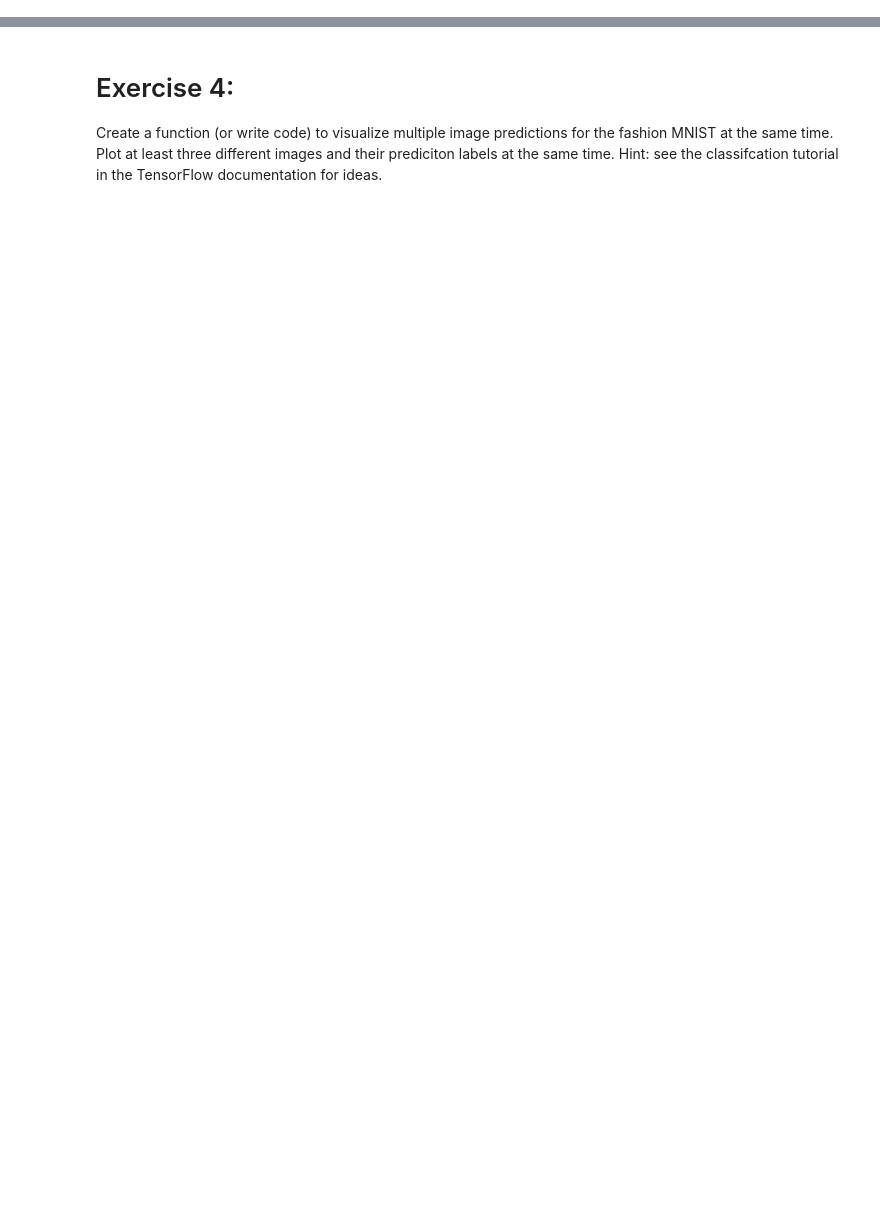
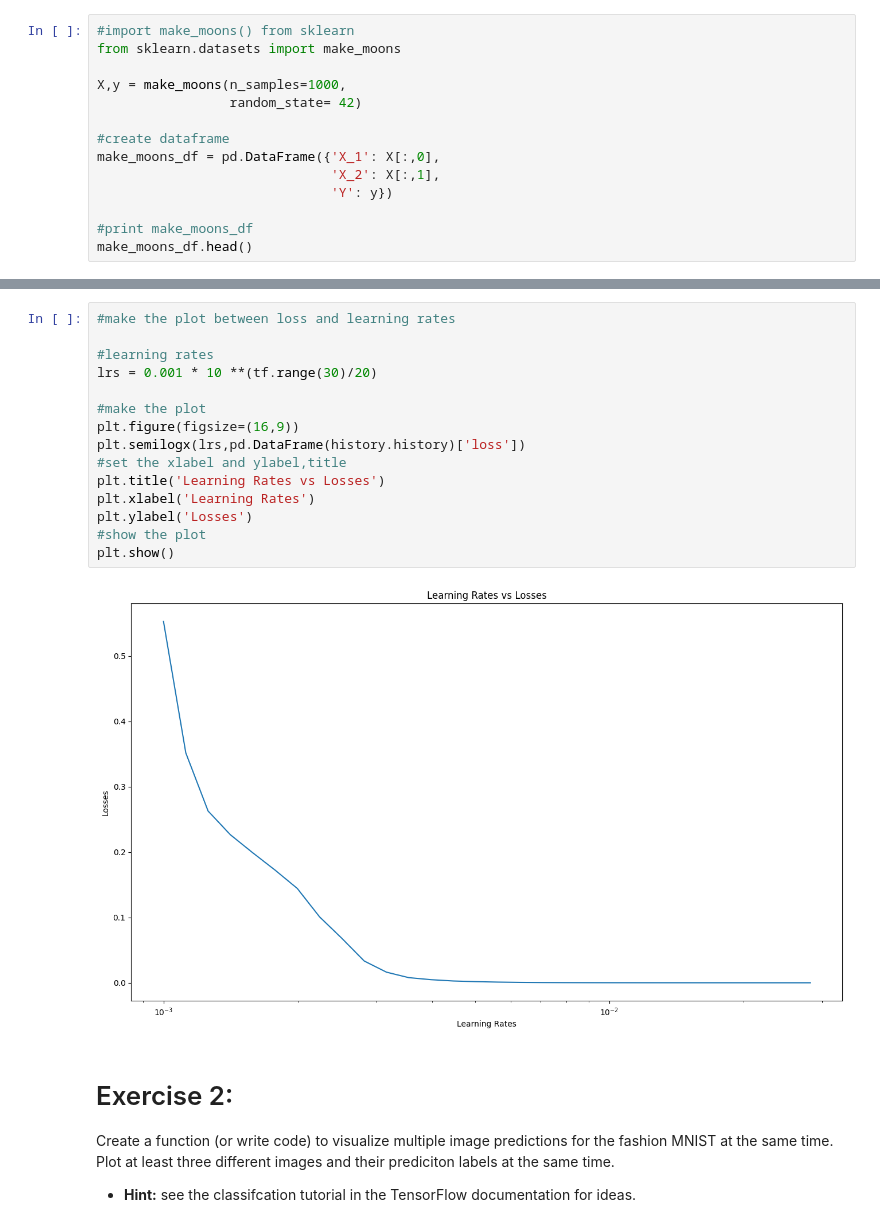
Before and after one commit to hasanzeynal/TensorFlow-Developer-Certificate, a Jupyter notebook: Exercises/02_neural_network_classification_in_tensorflow.ipynb, the cells around one changed output, grey strips where cells are left out. Saved outputs shown, nothing was run; the diff lists cells and outputs as text; blank space fills up the shorter version.

```diff
--- a/Exercises/02_neural_network_classification_in_tensorflow.ipynb
+++ b/Exercises/02_neural_network_classification_in_tensorflow.ipynb
@@ -14 +14,15 @@ Replicate the model pictured in the TensorFlow Playground diagram below using Te
 Create a classification dataset using Scikit-Learn's make_moons() function, visualize it and then build a model to fit it at over 85% accuracy.
+# %%
+#import make_moons() from sklearn
+from sklearn.datasets import make_moons
+
+X,y = make_moons(n_samples=1000,
+                 random_state= 42)
+
+#create dataframe
+make_moons_df = pd.DataFrame({'X_1': X[:,0],
+                              'X_2': X[:,1],
+                              'Y': y})
+
+#print make_moons_df
+make_moons_df.head()
@@ -15,4 +121,22 @@ Create a classification dataset using Scikit-Learn's make_moons() function, visu
+# %%
+#make the plot between loss and learning rates
+
+#learning rates
+lrs = 0.001 * 10 **(tf.range(30)/20)
+
+#make the plot
+plt.figure(figsize=(16,9))
+plt.semilogx(lrs,pd.DataFrame(history.history)['loss'])
+#set the xlabel and ylabel,title
+plt.title('Learning Rates vs Losses')
+plt.xlabel('Learning Rates')
+plt.ylabel('Losses')
+#show the plot
+plt.show()
+# %% [output]
+[figure, added]
 # %% [markdown]
-# Exercise 4:
-Create a function (or write code) to visualize multiple image predictions for the fashion MNIST at the same time. Plot at least three different images and their prediciton labels at the same time. Hint: see the classifcation tutorial in the TensorFlow documentation for ideas.
+# Exercise 2:
+Create a function (or write code) to visualize multiple image predictions for the fashion MNIST at the same time. Plot at least three different images and their prediciton labels at the same time.
+* **Hint:** see the classifcation tutorial in the TensorFlow documentation for ideas.
 # %% [markdown]
```
Also changed, not shown: parts of 13 cells of this notebook.
